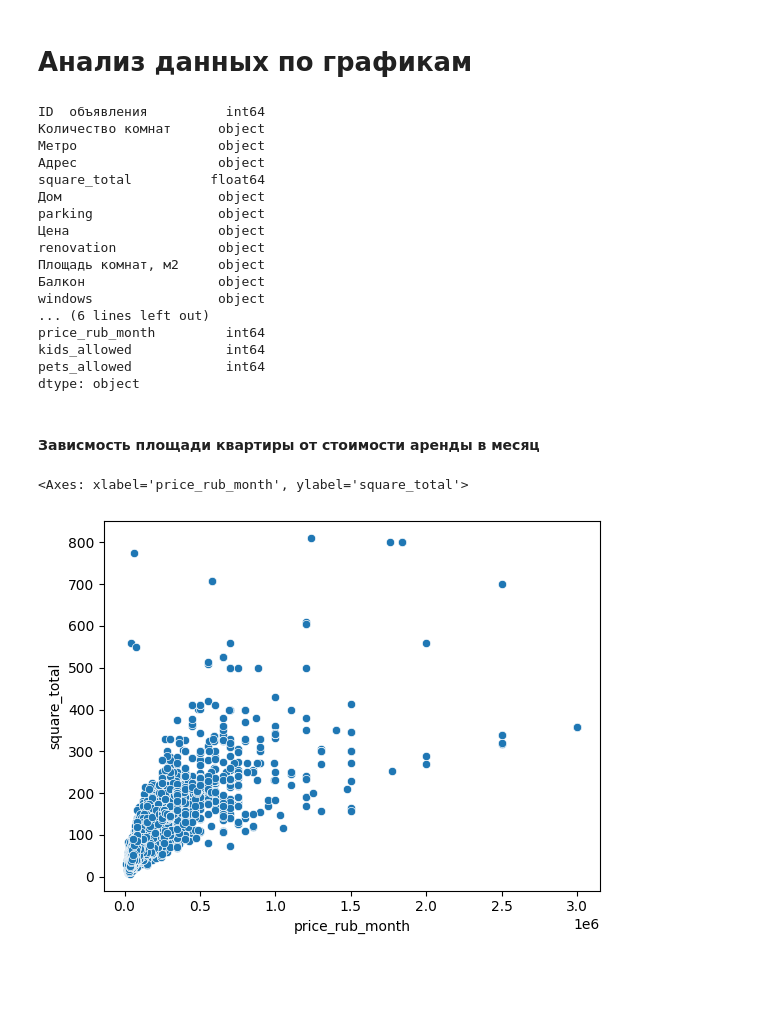
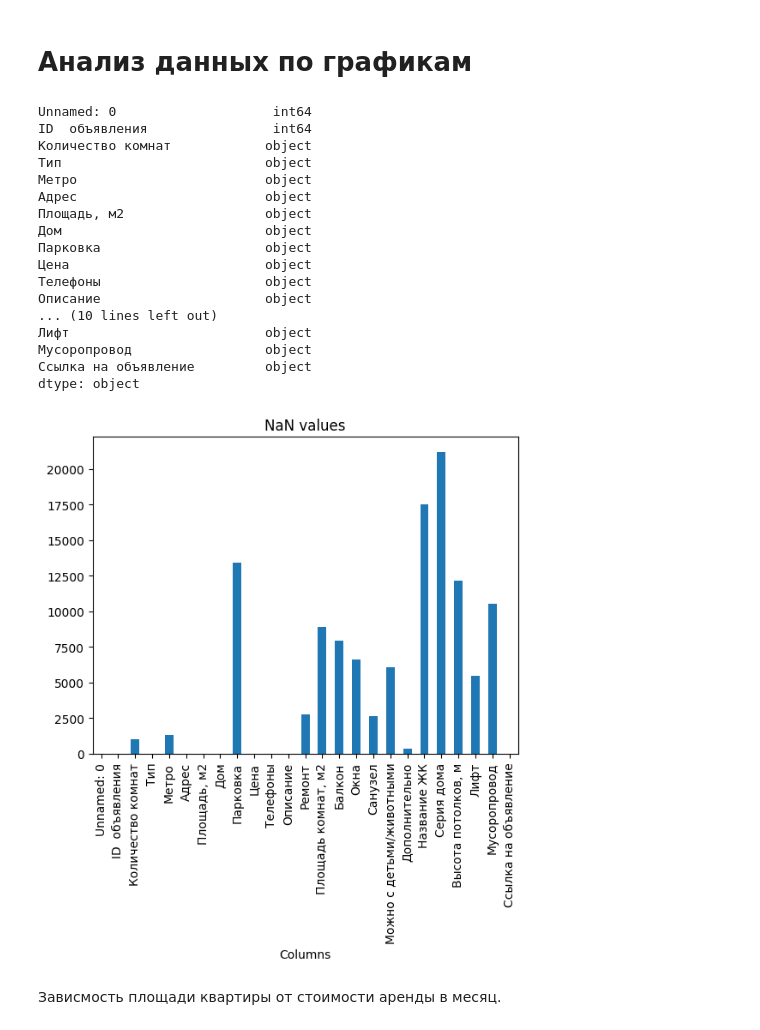
Before and after one commit to osana/real_estate_eda, a Jupyter notebook: Graphics.ipynb, the cells around one changed output. Cells and saved outputs as stored; diff of their text form; code cells hidden in the pictures; blank space fills up the shorter version.

Commit message:
Added graphics

```diff
--- a/Graphics.ipynb
+++ b/Graphics.ipynb
@@ -8,31 +8,36 @@ import matplotlib as mpl
 import matplotlib.pyplot as plt
 import seaborn as sns
 import requests
-path = "./datasets/_data_fixed.csv"
-rent = pd.read_csv(path)
+path1 = "./datasets/_data_fixed.csv"
+path2 = './datasets/_data.csv'
+rent_fixed = pd.read_csv(path1)
+rent = pd.read_csv(path2)
 rent.dtypes
 # %% [output]
-ID  объявления          int64
-Количество комнат      object
-Метро                  object
-Адрес                  object
-square_total          float64
-Дом                    object
-parking                object
-Цена                   object
-renovation             object
-Площадь комнат, м2     object
-Балкон                 object
-windows                object
-... (6 lines left out)
-price_rub_month         int64
-kids_allowed            int64
-pets_allowed            int64
+Unnamed: 0                    int64
+ID  объявления                int64
+Количество комнат            object
+Тип                          object
+Метро                        object
+Адрес                        object
+Площадь, м2                  object
+Дом                          object
+Парковка                     object
+Цена                         object
+Телефоны                     object
+Описание                     object
+... (10 lines left out)
+Лифт                         object
+Мусоропровод                 object
+Ссылка на объявление         object
 dtype: object
+# %%
+nan = rent.isna().sum()
+nan.plot(kind='bar')
+plt.title('NaN values')
+plt.xlabel('Columns')
+plt.show()
+# %% [output]
+[figure, added]
 # %% [markdown]
-#### Зависмость площади квартиры от стоимости аренды в месяц
+Зависмость площади квартиры от стоимости аренды в месяц.
-# %%
-sns.scatterplot(data=rent, x='price_rub_month', y='square_total')
-# %% [output]
-<Axes: xlabel='price_rub_month', ylabel='square_total'>
-[figure, removed]
```
Also changed, not shown: parts of 7 cells of this notebook.
